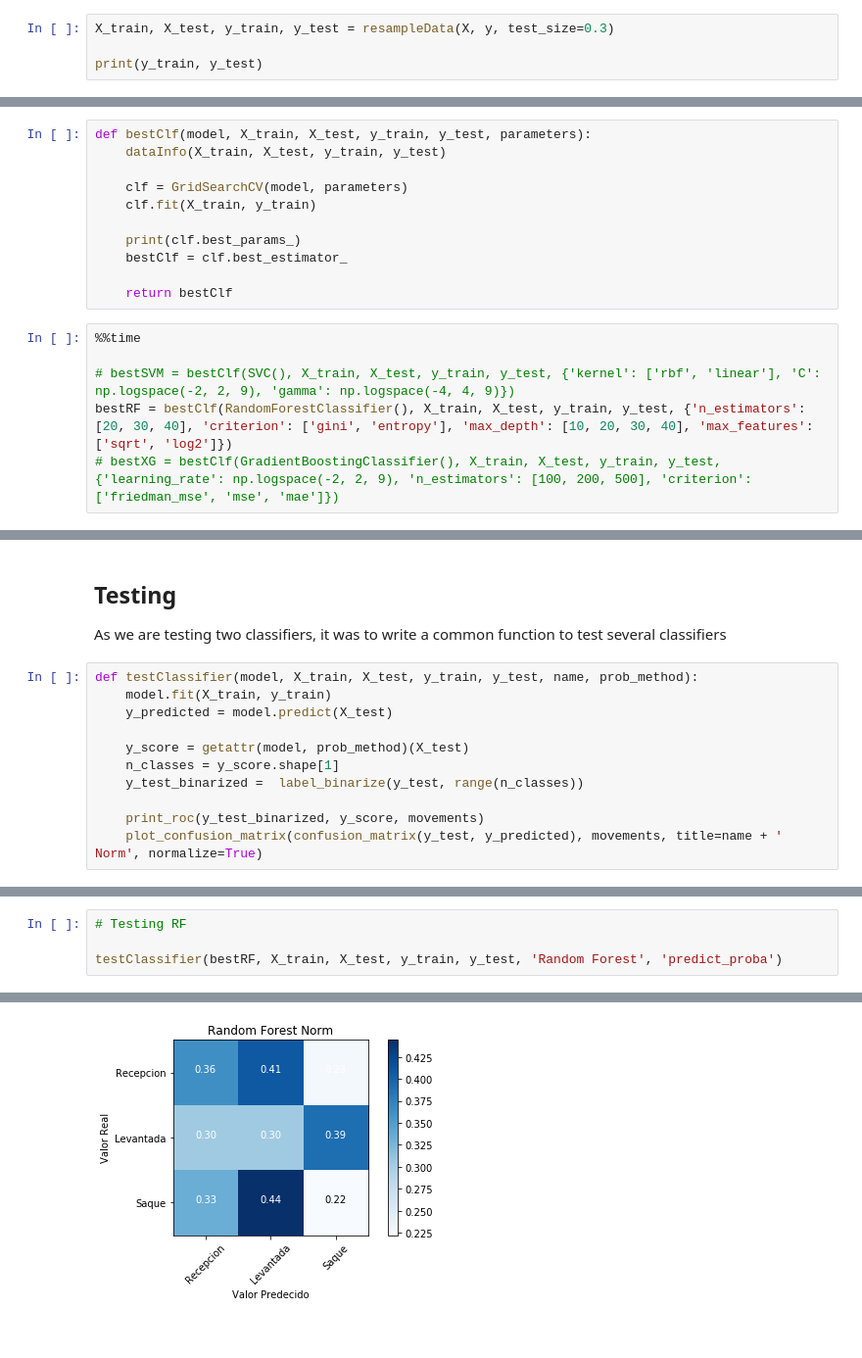
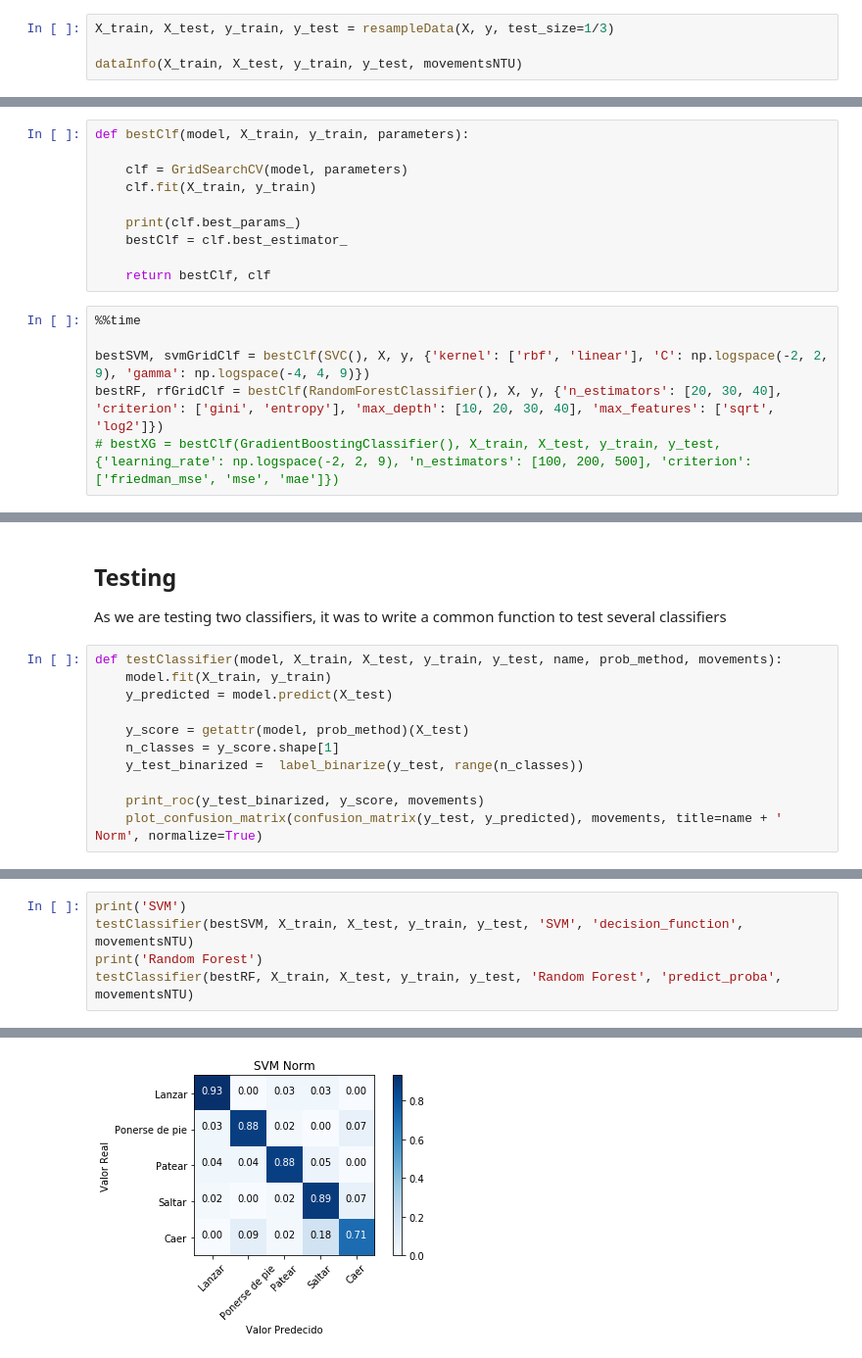
Before and after one commit to jehupacheco/ReconocimientoMovimientoVoleyball, a Jupyter notebook: Evaluación/Evaluation.ipynb, the cells around one changed output, grey strips where cells are left out. Shown at 98% size. Saved outputs shown, nothing was run; the diff lists cells and outputs as text.

```diff
--- a/Evaluación/Evaluation.ipynb
+++ b/Evaluación/Evaluation.ipynb
@@ -154,7 +185,7 @@ def dataInfo(X_train, X_test, y_train, y_test):
     for (index, mov) in enumerate(movements):
         print('  {}: {}'.format(mov, np.array(X_test)[np.array(y_test) == index].shape[0]))
 # %%
-X_train, X_test, y_train, y_test = resampleData(X, y, test_size=0.3)
+X_train, X_test, y_train, y_test = resampleData(X, y, test_size=1/3)
 
-print(y_train, y_test)
+dataInfo(X_train, X_test, y_train, y_test, movementsNTU)
 # %% [output]
@@ -164,8 +236,7 @@ print(y_train, y_test)
 
 We perform a grid search for finding the best hyper parameters for the given dataset
 # %%
-def bestClf(model, X_train, X_test, y_train, y_test, parameters):
-    dataInfo(X_train, X_test, y_train, y_test)
+def bestClf(model, X_train, y_train, parameters):
 
     clf = GridSearchCV(model, parameters)
     clf.fit(X_train, y_train)
@@ -173,11 +244,11 @@ def bestClf(model, X_train, X_test, y_train, y_test, parameters):
     print(clf.best_params_)
     bestClf = clf.best_estimator_
 
-    return bestClf
+    return bestClf, clf
 # %%
 %%time
 
-# bestSVM = bestClf(SVC(), X_train, X_test, y_train, y_test, {'kernel': ['rbf', 'linear'], 'C': np.logspace(-2, 2, 9), 'gamma': np.logspace(-4, 4, 9)})
-bestRF = bestClf(RandomForestClassifier(), X_train, X_test, y_train, y_test, {'n_estimators': [20, 30, 40], 'criterion': ['gini', 'entropy'], 'max_depth': [10, 20, 30, 40], 'max_features': ['sqrt', 'log2']})
+bestSVM, svmGridClf = bestClf(SVC(), X, y, {'kernel': ['rbf', 'linear'], 'C': np.logspace(-2, 2, 9), 'gamma': np.logspace(-4, 4, 9)})
+bestRF, rfGridClf = bestClf(RandomForestClassifier(), X, y, {'n_estimators': [20, 30, 40], 'criterion': ['gini', 'entropy'], 'max_depth': [10, 20, 30, 40], 'max_features': ['sqrt', 'log2']})
 # bestXG = bestClf(GradientBoostingClassifier(), X_train, X_test, y_train, y_test, {'learning_rate': np.logspace(-2, 2, 9), 'n_estimators': [100, 200, 500], 'criterion': ['friedman_mse', 'mse', 'mae']})
 # %% [output]
@@ -197,7 +268,7 @@ Wall time: 11.6 s
 
 As we are testing two classifiers, it was to write a common function to test several classifiers
 # %%
-def testClassifier(model, X_train, X_test, y_train, y_test, name, prob_method):
+def testClassifier(model, X_train, X_test, y_train, y_test, name, prob_method, movements):
     model.fit(X_train, y_train)
     y_predicted = model.predict(X_test)
 
@@ -218,5 +283,6 @@ Matriz de confusión normalizada
 # %%
-# Testing RF
-
-testClassifier(bestRF, X_train, X_test, y_train, y_test, 'Random Forest', 'predict_proba')
+print('SVM')
+testClassifier(bestSVM, X_train, X_test, y_train, y_test, 'SVM', 'decision_function', movementsNTU)
+print('Random Forest')
+testClassifier(bestRF, X_train, X_test, y_train, y_test, 'Random Forest', 'predict_proba', movementsNTU)
 # %% [output]
@@ -225 +292 @@ Matriz de confusión normalizada
-[figure, old version]
+[figure, new version]
```
Also changed, not shown: parts of 22 cells of this notebook.
